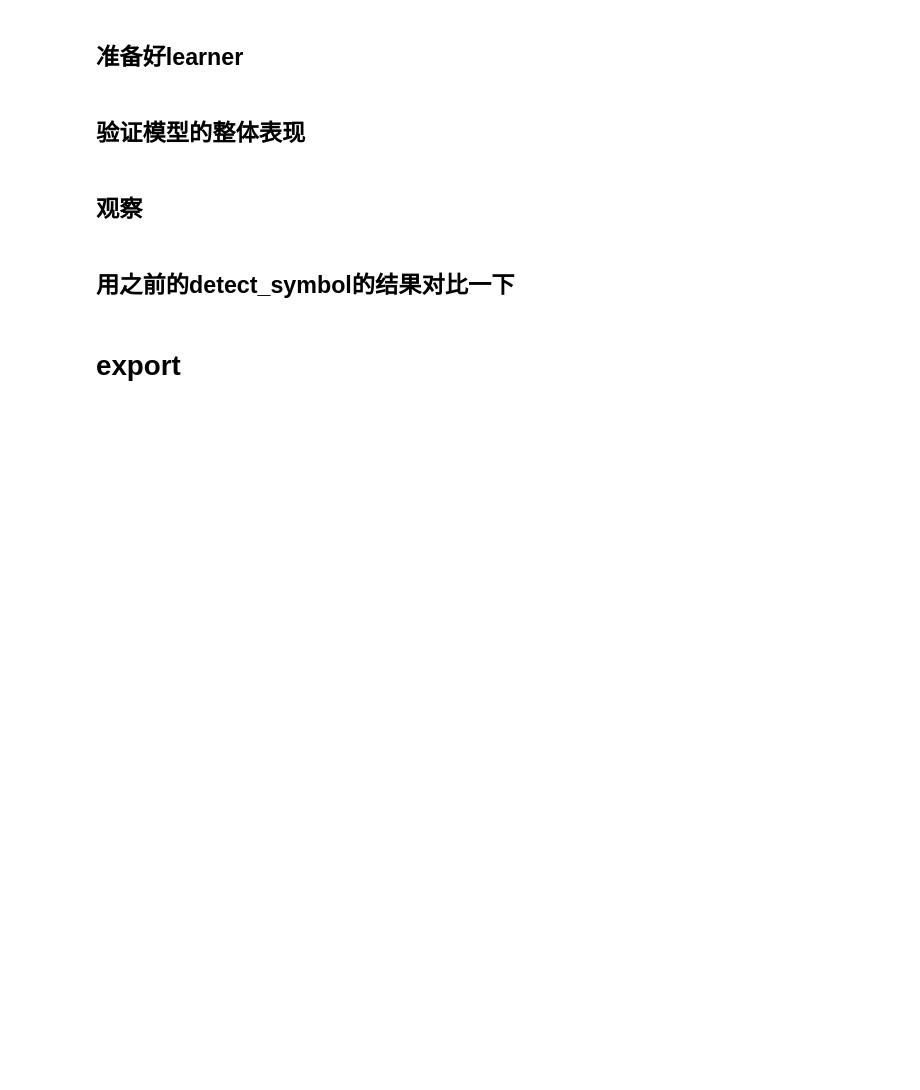
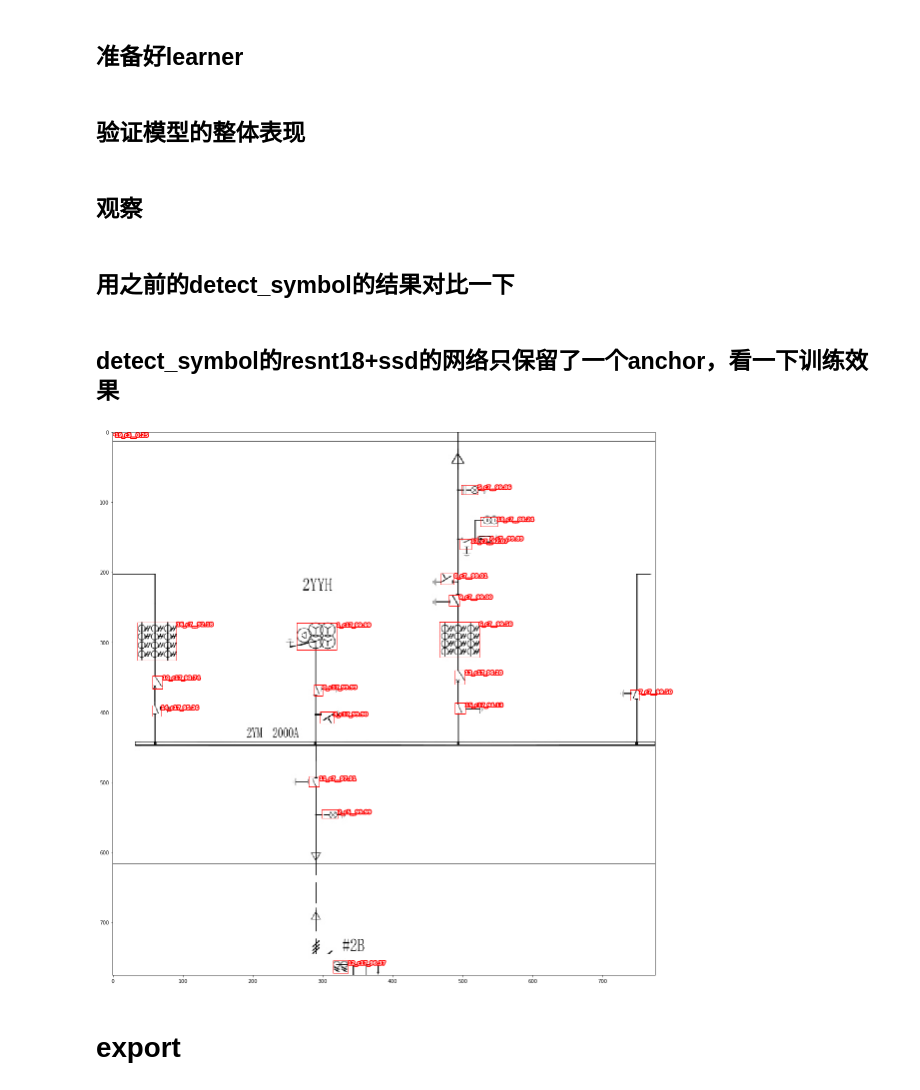
Before and after one commit to uid42/sick_tree_detection, a Jupyter notebook: notebooks/interpretation.ipynb, the cells around one changed output. Saved outputs shown, nothing was run; the diff lists cells and outputs as text; code cells hidden in the pictures; blank space fills up the shorter version.

```diff
--- a/notebooks/interpretation.ipynb
+++ b/notebooks/interpretation.ipynb
@@ -244,5 +273,5 @@ learn = Learner(data,model)
 # %%
-fn = '/home/dev/jupyter/detect_symbol/data/ds_20200429/models/run_0'
+fn = '/home/dev/jupyter/detect_symbol/data/ds_20200429/models/run_0_std'
 learn.load(fn)
 # %%
 # 把模型放到device上，如果使用GPU，则设置使用哪几个GPU
@@ -361,3 +366,5 @@ if True:
     learn.model.eval();
     netOut = learn.model(x)
     top_idx=show_top_pred_detsym(x,netOut,20,bidx=bidx)
+# %% [markdown]
+## detect_symbol的resnt18+ssd的网络只保留了一个anchor，看一下训练效果
@@ -364,3 +374,37 @@ if True:
+# %%
+x,y = next(iter(data.valid_dl))
+# %%
+if True:
+    bidx = 2
+
+    device = torch.device('cuda', 0)
+    gvs,_,_,avs,_,_ = anchors_loss_metrics_detsym.get_grids_anchors(fig_hw = (776,776),
+                    grids = [(49,49)],
+                    anchors = [[(1, 1)]])
+    gaf = anchors_loss_metrics_detsym.GridAnchor_Funcs(gvs,avs,device)
+    model = resnet_ssd_detsym.ResNetIsh_1SSD(block=torchvision.models.resnet.BasicBlock,
+                   layers=[2,2,2],
+                   chs=[64,128,256],
+                   strides=[1,2,2],
+                   pred_layerIds=[2],
+                   num_anchors=1,
+                   neck_block=resnet_ssd_detsym.cnv1x1_bn_relu,
+                   head_chin=256,
+                   head_block=resnet_ssd_detsym.ssd_block,
+                   num_classes=17)
+    learn = Learner(data,model)
+    with open('../../detect_symbol/data/ds_20200429/models/run_0_detsym.pth','rb') as f:
+        learn.load(f)
+    if hasattr(learn.model, "module"):
+        learn.model = model.module
+    learn.model.to(device);
+    if device.type=='cuda':
+        learn.model = torch.nn.DataParallel(model,device_ids=[0])
+    learn.model.eval();
+    netOut = learn.model(x)
+    top_idx=show_top_pred_detsym(x,netOut,20,bidx=bidx)
+# %% [output]
+[figure, added]
 # %% [markdown]
 # export
 # %%
```
Also changed, not shown: parts of 4 cells of this notebook.
